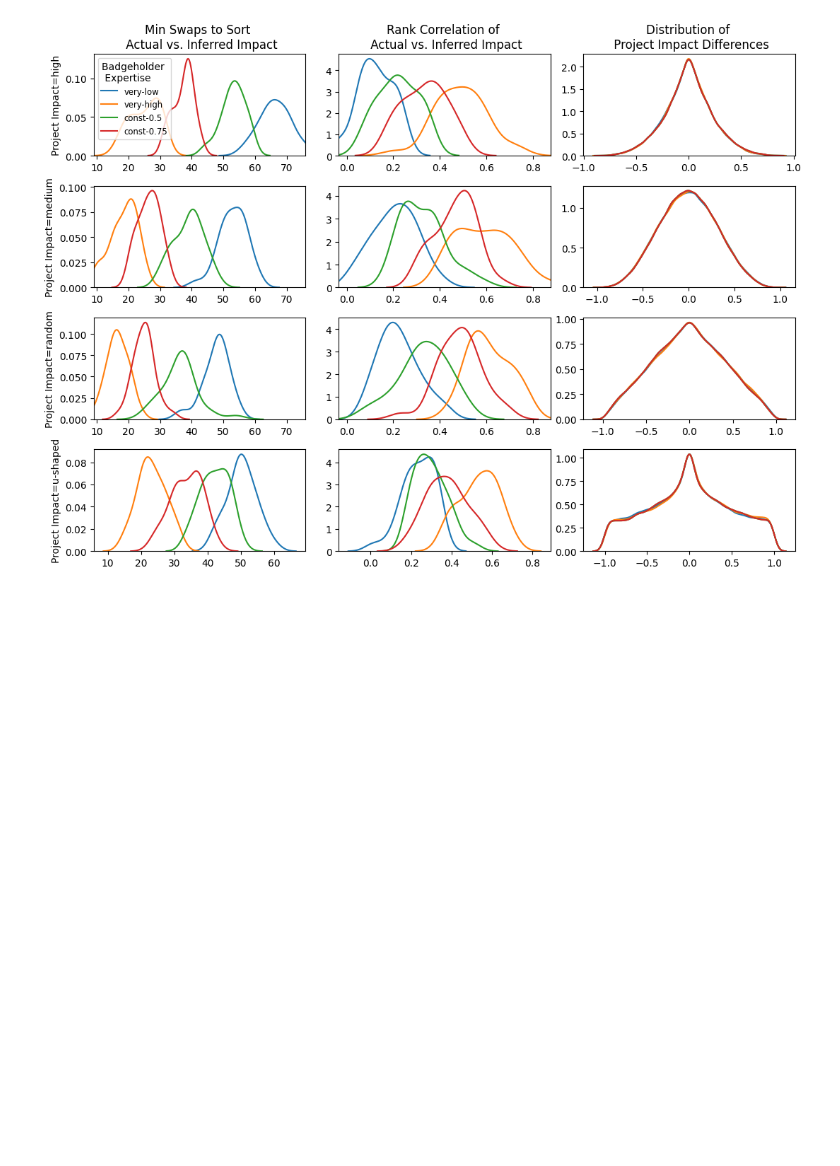
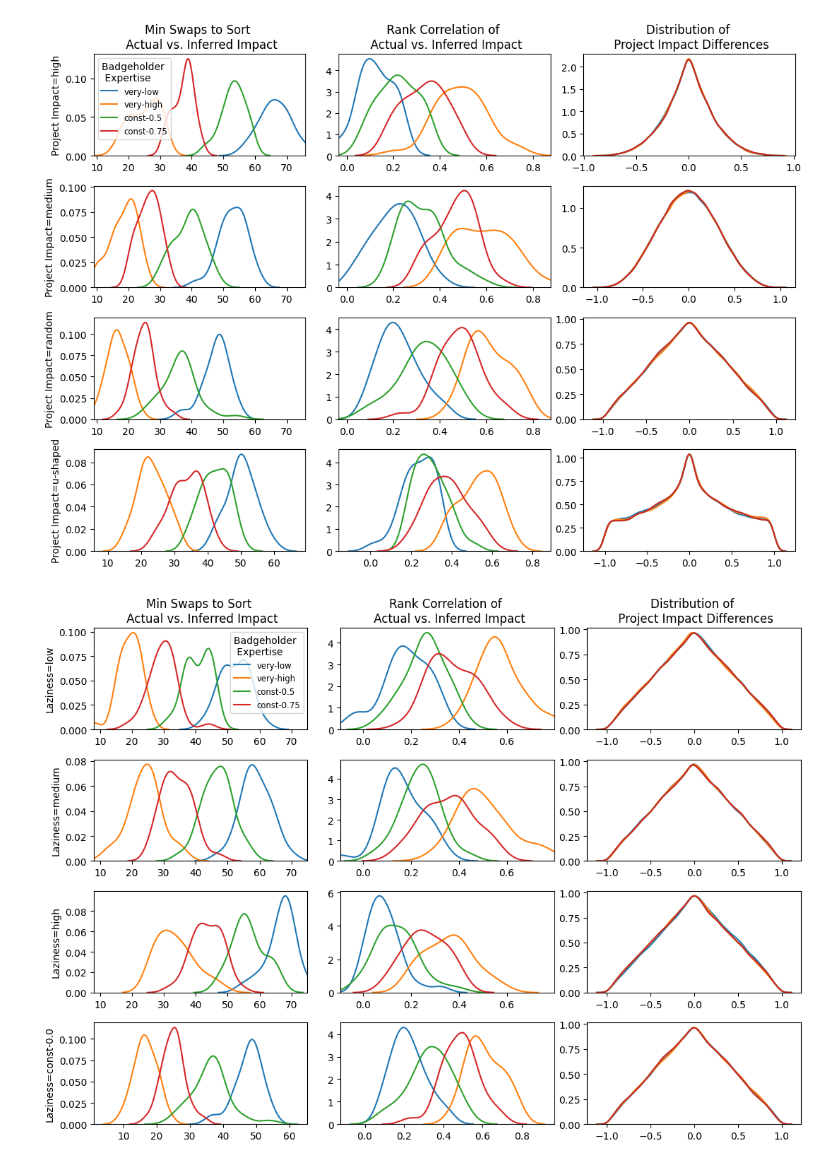
Before and after one commit to CELtd/voting_mechanism_design, a Jupyter notebook: notebooks/skewed_pairwise_mc.ipynb, the cells around one changed output. Drawn from its saved outputs; the diff is of its cells as text; code cells hidden in the pictures; blank space fills up the shorter version.

Commit message:
added badgeholder laziness concept

```diff
--- a/notebooks/skewed_pairwise_mc.ipynb
+++ b/notebooks/skewed_pairwise_mc.ipynb
@@ -122,6 +144,7 @@ def run_single_simulation(
         n_badgeholders=50,
         badgeholder_expertise_distribution='medium',
         badgeholder_voting_style='skewed_towards_impact',
+        badgeholder_laziness_distribution='const-0.0',
         n_projects=20,
         project_impact_distribution='low',
         random_seed=1234
@@ -136,10 +159,15 @@ def run_single_simulation(
             expertise = expertise2params[badgeholder_expertise_distribution][0]
         else:
             expertise = rng.beta(*expertise2params[badgeholder_expertise_distribution])
+        if 'const' in badgeholder_laziness_distribution:
+            laziness = laziness2params[badgeholder_laziness_distribution][0]
+        else:
+            laziness = rng.beta(*laziness2params[badgeholder_laziness_distribution])
         agent = PairwiseBadgeholder(
             badgeholder_id=badgeholder_id,
             voting_style=badgeholder_voting_style,
-            expertise=expertise
+            expertise=expertise,
+            laziness=laziness
         )
         badgeholder_list.append(agent)
     badgeholders = PairwiseBadgeholderPopulation()
@@ -238,6 +266,7 @@ def run_n_simulations(
     n_badgeholders=50,
     badgeholder_expertise_distribution='medium',
     badgeholder_voting_style='skewed_towards_impact',
+    badgeholder_laziness_distribution='const-0.0',
     n_projects=20,
     project_impact_distribution='low',
     random_seed_start=1234,
@@ -249,6 +278,7 @@ def run_n_simulations(
             n_badgeholders=n_badgeholders,
             badgeholder_expertise_distribution=badgeholder_expertise_distribution,
             badgeholder_voting_style=badgeholder_voting_style,
+            badgeholder_laziness_distribution=badgeholder_laziness_distribution,
             n_projects=n_projects,
             project_impact_distribution=project_impact_distribution,
             random_seed=seed
@@ -332,0 +389,42 @@ plt.tight_layout()
+# %%
+fig, ax = plt.subplots(4, 3, figsize=(11, 8))
+
+min_swaps, max_swaps = np.inf, -np.inf
+min_ktau, max_ktau = np.inf, -np.inf
+for ii, badgeholder_laziness_distribution in enumerate(badgeholder_laziness_distributions):
+    for jj, badgeholder_expertise_distribution in enumerate(badgeholder_expertise_distributions):
+        # print(badgeholder_laziness_distribution, badgeholder_expertise_distribution)
+        min_swaps_vec = results_dict[badgeholder_laziness_distribution][badgeholder_expertise_distribution]['min_swaps']
+        ktau_vec = results_dict[badgeholder_laziness_distribution][badgeholder_expertise_distribution]['ktau']
+        impact_diff_vec = results_dict[badgeholder_laziness_distribution][badgeholder_expertise_distribution]['impact_diff_vec']
+
+        min_swaps = min(min_swaps, min_swaps_vec.min())
+        max_swaps = max(max_swaps, min_swaps_vec.max())
+        min_ktau = min(min_ktau, ktau_vec.min())
+        max_ktau = max(max_ktau, ktau_vec.max())
+
+        if ii == 0:
+            l = badgeholder_expertise_distribution
+        else:
+            l = None
+
+        sns.kdeplot(min_swaps_vec, ax=ax[ii, 0], label=l)
+        sns.kdeplot(ktau_vec, ax=ax[ii, 1])
+        sns.kdeplot(impact_diff_vec.flatten(), ax=ax[ii, 2])
+
+        ax[ii, 0].set_ylabel(f'Laziness={badgeholder_laziness_distribution}')
+        ax[ii, 1].set_ylabel(None)
+        ax[ii, 2].set_ylabel(None)
+
+        if ii == 0:
+            ax[ii, 0].legend(title='Badgeholder \n Expertise', fontsize='small')
+            ax[ii, 0].set_title('Min Swaps to Sort \n Actual vs. Inferred Impact')
+            ax[ii, 1].set_title('Rank Correlation of \n Actual vs. Inferred Impact')
+            ax[ii, 2].set_title('Distribution of \n Project Impact Differences')
+
+for ii in range(3):
+    ax[ii, 0].set_xlim([min_swaps, max_swaps])
+    ax[ii, 1].set_xlim([min_ktau, max_ktau])
+plt.tight_layout()
+# %% [output]
+[figure, added]
```
Also changed, not shown: parts of 4 cells of this notebook, 1 other file.
